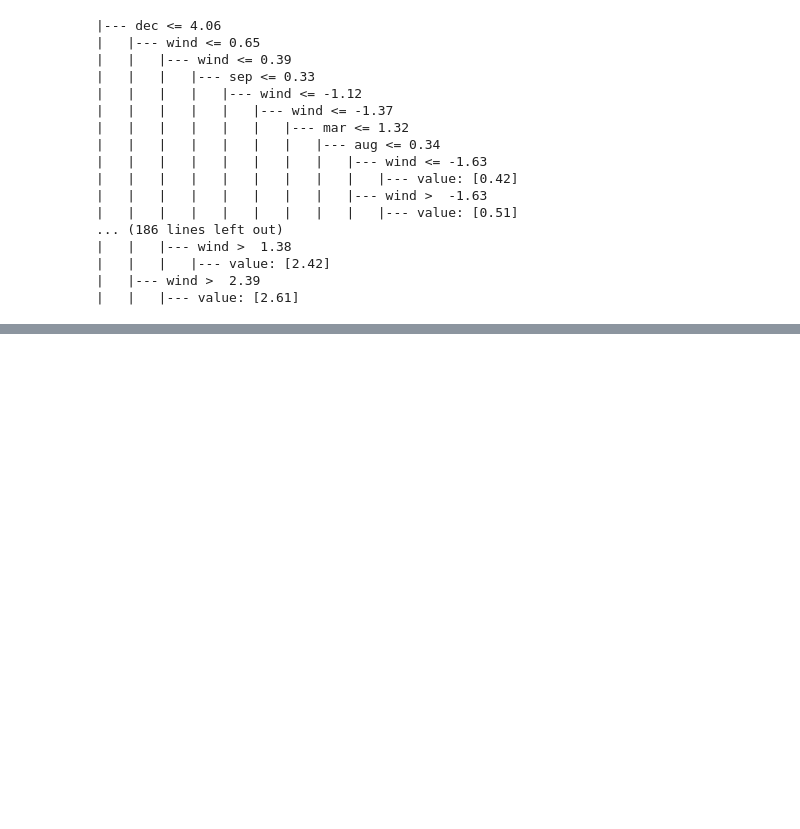
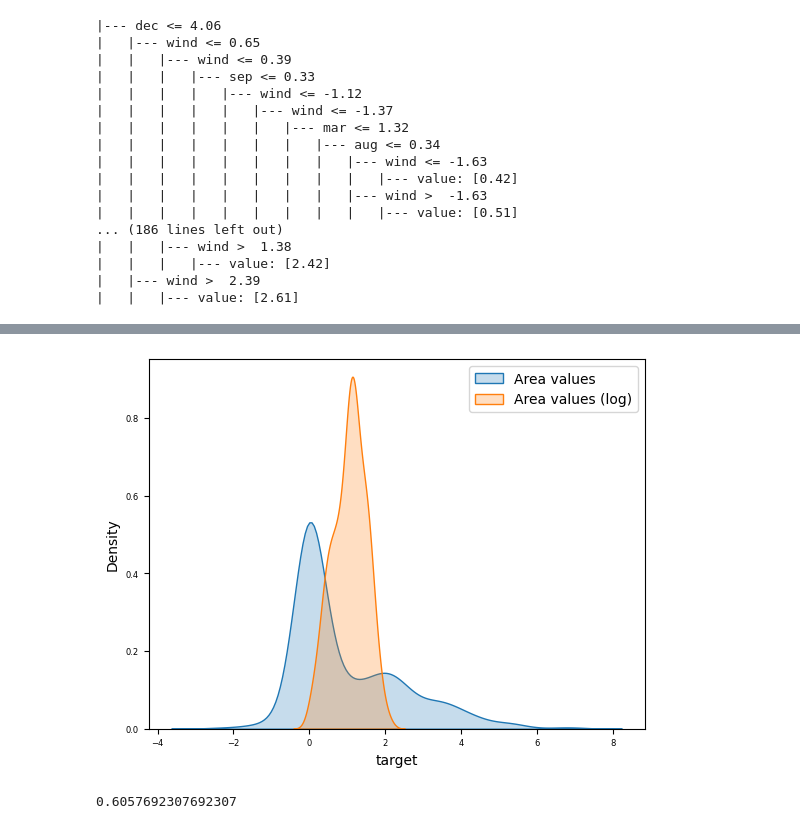
Before and after one commit to IraitzTB/TheBridge_DSPT_ML, a Jupyter notebook: Retos/Forest fires/Forest_fires.ipynb, the cells around one changed output, grey strips where cells are left out. Cells and saved outputs as stored; diff of their text form; code cells hidden in the pictures; blank space fills up the shorter version.

```diff
--- a/Retos/Forest fires/Forest_fires.ipynb
+++ b/Retos/Forest fires/Forest_fires.ipynb
@@ -335,0 +402,18 @@ Recordad que el output será la versión logarítmica de lo que queremos... habr
+# %%
+X_reg = X[y > 0]
+y_reg = np.log(y[y > 0] + 1) # np.log1p
+
+sns.kdeplot(
+    y,
+    fill    = True
+)
+sns.kdeplot(
+    y_reg,
+    fill    = True
+)
+plt.tick_params(labelsize = 6)
+plt.legend(["Area values","Area values (log)"])
+
+fig.tight_layout()
+# %% [output]
+[figure, added]
@@ -335,0 +423,12 @@ Recordad que el output será la versión logarítmica de lo que queremos... habr
+# %%
+from sklearn.svm import SVC
+from sklearn.pipeline import Pipeline
+
+class_model = Pipeline(steps=[("scaler", StandardScaler()),
+    ('classifier', SVC(gamma="scale", random_state=42))
+])
+
+class_model.fit(X_train_class, y_train_class)
+class_model.score(X_test_class, y_test_class)
+# %% [output]
+0.6057692307692307
```
Also changed, not shown: parts of 22 cells of this notebook.
